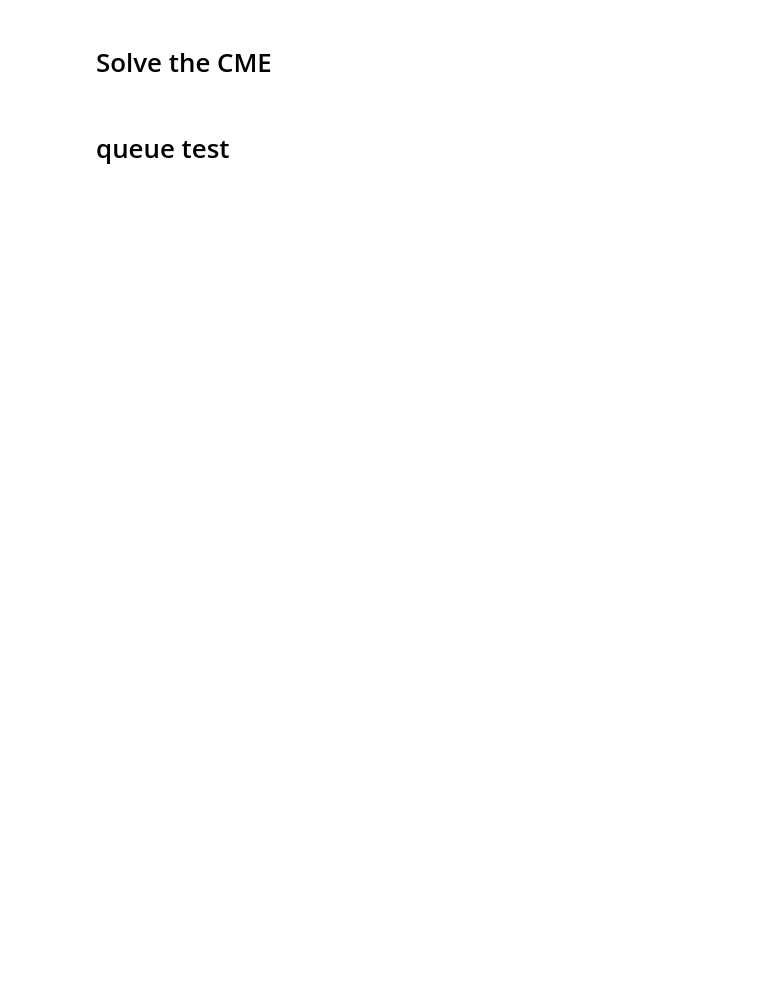
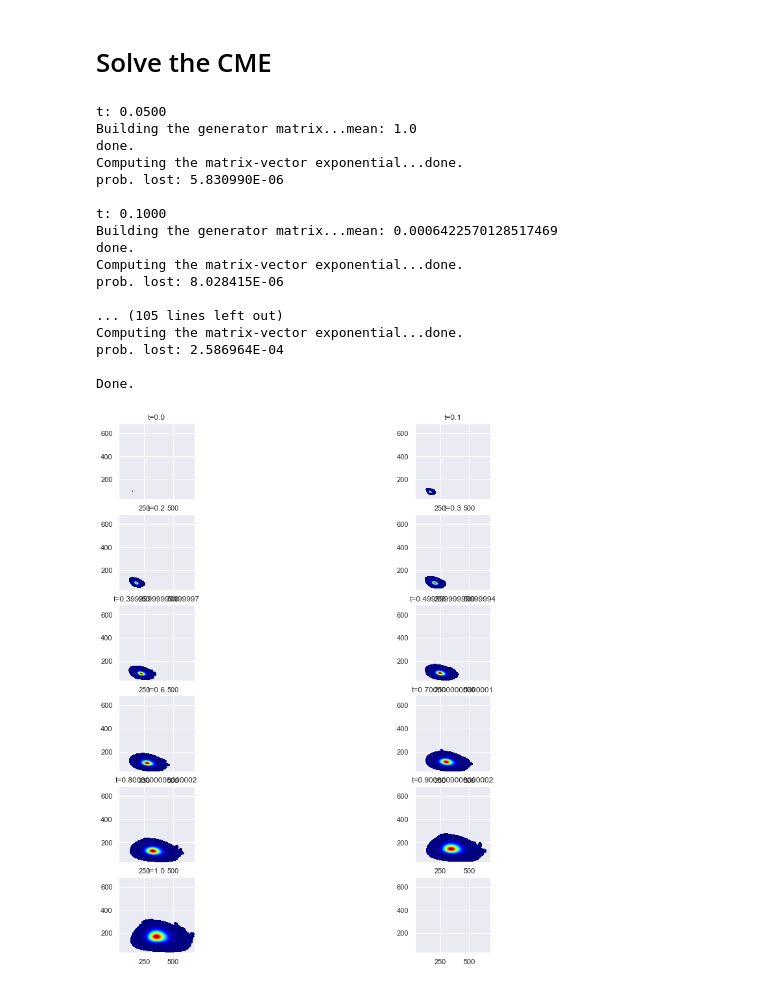
Before and after one commit to kehlert/branch_and_prune, a Jupyter notebook: multistep_support_test.ipynb, the cells around one changed output. Saved outputs shown, nothing was run; the diff lists cells and outputs as text; code cells hidden in the pictures; blank space fills up the shorter version.

```diff
--- a/multistep_support_test.ipynb
+++ b/multistep_support_test.ipynb
@@ -420,8 +339,8 @@ import seaborn as sns
 
 from scipy.sparse.linalg import expm_multiply
 
-t_end = 2.
-time_step = 0.1
+t_end = 1.
+time_step = 0.05
 prob_cutoff = 10**(-8)
 
 t = 0.
@@ -456,13 +375,7 @@ while True:
 
         df = pd.DataFrame(states_arr, columns=species)
         df['prob'] = prob_arr
-#         axes[subplot_index].scatter(x=df['A'],
-#                                     y=df['B'],
-#                                     c=df['prob'], #add a small number so we do not try to compute log(0)
-#                                     marker=',',
-#                                     vmin=0,
-#                                     s=2.5, #make it 1 square wide
-#                                     cmap='jet')
+
         bins = range(min(df['A'].min(), df['B'].min()),
                      max(df['A'].max(), df['B'].max()) + 1)
         axes[subplot_index].hist2d(x=df['A'],
@@ -495,34 +408,49 @@ while True:
     print('Building the generator matrix...', end='')
 
     #note the multiplication by np.mean(prob_arr)
     mean = np.mean(list(current_dist.values()))
     print('mean: {}'.format(mean))
     support, generator, initial_dist_array = get_support(current_dist, dt, prob_cutoff * mean)
     print('done.')
 
     print('Computing the matrix-vector exponential...', end='')
     res_dist = expm_multiply(generator.transpose() * dt, initial_dist_array)
     print('done.')
 
     prob_lost = res_dist[0]
     print('prob. lost: {:.6E}\n'.format(prob_lost))
     current_dist = {}
 
     for state, (index, _) in support.items():
         state_prob = res_dist[index]
 
         #might want to remove low probability states, so we do not accumulate too many of them
 #         if state_prob >= prob_cutoff:
         current_dist[state] = state_prob
 
 for ax in axes:
     ax.set_xlim(lim)
     ax.set_ylim(lim)
     ax.grid(True)
 
 print('Done.')
 plt.show()
-    #1 - sum(dist) == prob mass lost
-    #take the result to be the new initial dist.
+# %% [output]
+t: 0.0500
+Building the generator matrix...mean: 1.0
+done.
+Computing the matrix-vector exponential...done.
+prob. lost: 5.830990E-06
+
+t: 0.1000
+Building the generator matrix...mean: 0.0006422570128517469
+done.
+Computing the matrix-vector exponential...done.
+prob. lost: 8.028415E-06
+
+... (105 lines left out)
+Computing the matrix-vector exponential...done.
+prob. lost: 2.586964E-04
+
+Done.
+[figure, added]
-# %% [markdown]
-# queue test
```
Also changed, not shown: parts of 5 cells of this notebook, 17 other files.
